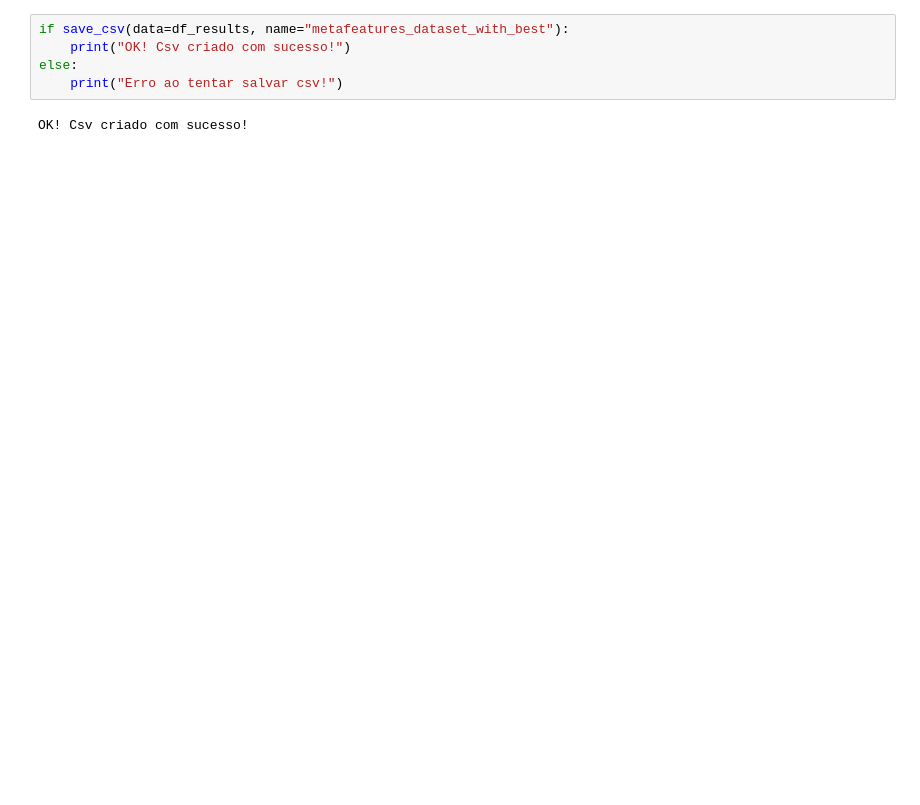
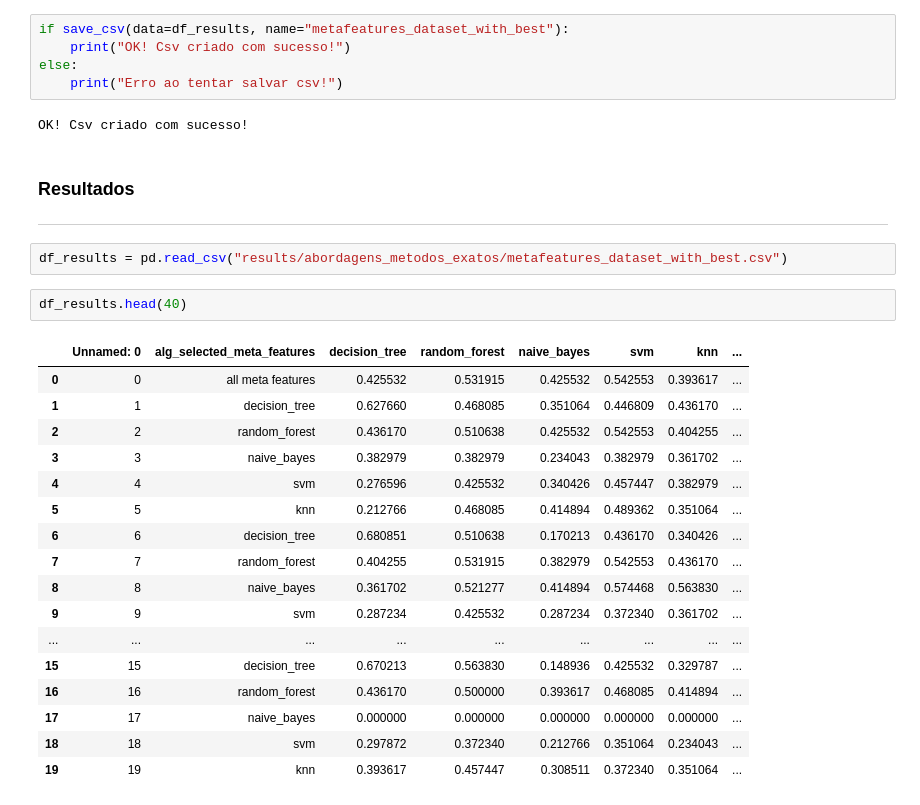
Before and after one commit to mestrevh/cc-meta-aprendizagem-2026.1, a Jupyter notebook: article/src/abordagem_metodos_exatos.ipynb, the cells around one changed output. Saved outputs shown, nothing was run; the diff lists cells and outputs as text; blank space fills up the shorter version.

```diff
--- a/article/src/abordagem_metodos_exatos.ipynb
+++ b/article/src/abordagem_metodos_exatos.ipynb
@@ -448,3 +452,28 @@ else:
     print("Erro ao tentar salvar csv!")
 # %% [output]
 OK! Csv criado com sucesso!
+# %% [markdown]
+### Resultados
+---
+# %%
+df_results = pd.read_csv("results/abordagens_metodos_exatos/metafeatures_dataset_with_best.csv")
+# %%
+df_results.head(40)
+# %% [output]
+|  | Unnamed: 0 | alg_selected_meta_features | decision_tree | random_forest | naive_bayes | svm | knn | ... |
+| 0 | 0 | all meta features | 0.425532 | 0.531915 | 0.425532 | 0.542553 | 0.393617 | ... |
+| 1 | 1 | decision_tree | 0.627660 | 0.468085 | 0.351064 | 0.446809 | 0.436170 | ... |
+| 2 | 2 | random_forest | 0.436170 | 0.510638 | 0.425532 | 0.542553 | 0.404255 | ... |
+| 3 | 3 | naive_bayes | 0.382979 | 0.382979 | 0.234043 | 0.382979 | 0.361702 | ... |
+| 4 | 4 | svm | 0.276596 | 0.425532 | 0.340426 | 0.457447 | 0.382979 | ... |
+| 5 | 5 | knn | 0.212766 | 0.468085 | 0.414894 | 0.489362 | 0.351064 | ... |
+| 6 | 6 | decision_tree | 0.680851 | 0.510638 | 0.170213 | 0.436170 | 0.340426 | ... |
+| 7 | 7 | random_forest | 0.404255 | 0.531915 | 0.382979 | 0.542553 | 0.436170 | ... |
+| 8 | 8 | naive_bayes | 0.361702 | 0.521277 | 0.414894 | 0.574468 | 0.563830 | ... |
+| 9 | 9 | svm | 0.287234 | 0.425532 | 0.287234 | 0.372340 | 0.361702 | ... |
+| ... | ... | ... | ... | ... | ... | ... | ... | ... |
+| 15 | 15 | decision_tree | 0.670213 | 0.563830 | 0.148936 | 0.425532 | 0.329787 | ... |
+| 16 | 16 | random_forest | 0.436170 | 0.500000 | 0.393617 | 0.468085 | 0.414894 | ... |
+| 17 | 17 | naive_bayes | 0.000000 | 0.000000 | 0.000000 | 0.000000 | 0.000000 | ... |
+| 18 | 18 | svm | 0.297872 | 0.372340 | 0.212766 | 0.351064 | 0.234043 | ... |
+| 19 | 19 | knn | 0.393617 | 0.457447 | 0.308511 | 0.372340 | 0.351064 | ... |
```
Also changed, not shown: parts of 2 cells of this notebook, 6 other files.
